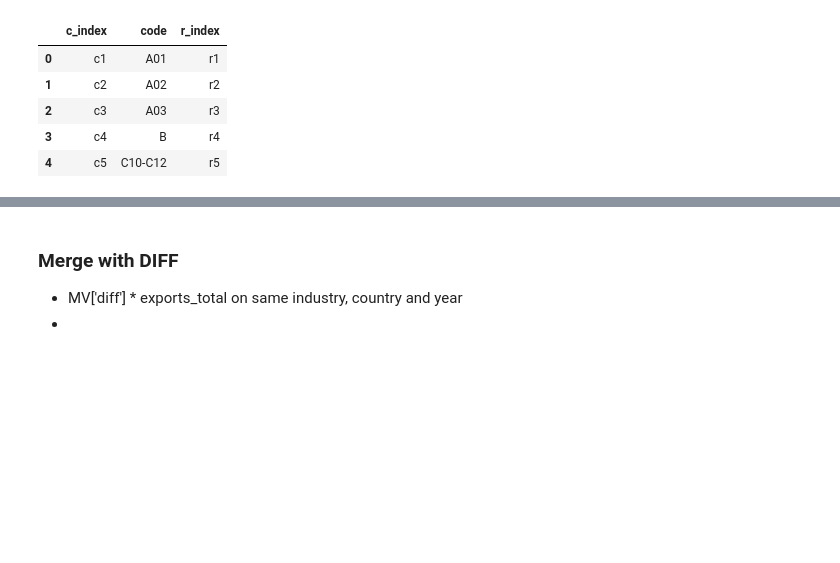
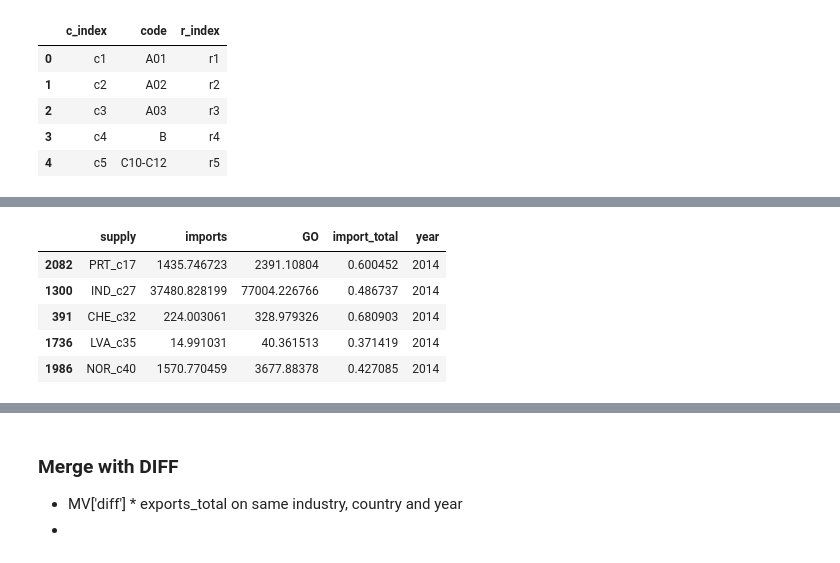
Before and after one commit to kavyajeetbora/ETL_wages, a Jupyter notebook: WIOD.ipynb, the cells around one changed output, grey strips where cells are left out. Cells and saved outputs as stored; diff of their text form; code cells hidden in the pictures; blank space fills up the shorter version.

Commit message:
Add - corrected import calculations

```diff
--- a/WIOD.ipynb
+++ b/WIOD.ipynb
@@ -621,12 +622,21 @@ def calculate_imports(df_Imp):
     return import_df
 
 def get_total_imports(df,import_df):
-    imp_GO_sum = df.iloc[-1,4:-1].copy()
-    imp_GO_sum.loc[imp_GO_sum.values==0] = float('nan')
+    output_GO_sum = df.iloc[[3,4,-1],4:-1].transpose().copy()
+    output_GO_sum.columns = ['country', 'code', 'GO']
+    output_GO_sum['supply'] = output_GO_sum['country']+"_"+output_GO_sum['code']
+    output_GO_sum.loc[output_GO_sum['GO']==0,'GO'] = float('nan')
+    output_GO_sum = output_GO_sum[['supply', 'GO']]
 
-    import_df['import_total'] = import_df['imports'].divide(imp_GO_sum.values).fillna(0)
+    import_df_GO = pd.merge(
+        left= import_df,
+        right= output_GO_sum,
+        on = 'supply',
+        how='inner'
+    )
+    import_df_GO['import_total'] = import_df_GO['imports'] / import_df_GO['GO']
 
-    return import_df
+    return import_df_GO
 # %% [markdown]
 ### Calculate exports and imports for years
 # %%
@@ -664,3 +674,5 @@ df_industry.head()
 | 2 | c3 | A03 | r3 |
 | 3 | c4 | B | r4 |
 | 4 | c5 | C10-C12 | r5 |
+# %%
+df_sample = pd.read_excel('WIOT2000_Nov16_ROW.xlsb', engine='pyxlsb')
@@ -667,3 +698,24 @@ df_industry.head()
+# %%
+## Calculate exports:
+df_exp = extract_exports(df_sample)
+df_exp_filtered = filter_exports(df_exp)
+export_df = calculate_exports(df_exp_filtered,df_sample)
+export_df['year'] = year
+
+## Calculate imports:
+df_Imp = extract_imports(df_sample)
+import_df = calculate_imports(df_Imp)
+total_imports = get_total_imports(df_sample,import_df)
+total_imports['year'] = year
+# %%
+total_imports.sample(5)
+# %% [output]
+|  | supply | imports | GO | import_total | year |
+| 2082 | PRT_c17 | 1435.746723 | 2391.10804 | 0.600452 | 2014 |
+| 1300 | IND_c27 | 37480.828199 | 77004.226766 | 0.486737 | 2014 |
+| 391 | CHE_c32 | 224.003061 | 328.979326 | 0.680903 | 2014 |
+| 1736 | LVA_c35 | 14.991031 | 40.361513 | 0.371419 | 2014 |
+| 1986 | NOR_c40 | 1570.770459 | 3677.88378 | 0.427085 | 2014 |
 # %%
 # %%time
 
```
Also changed, not shown: parts of 22 cells of this notebook.
